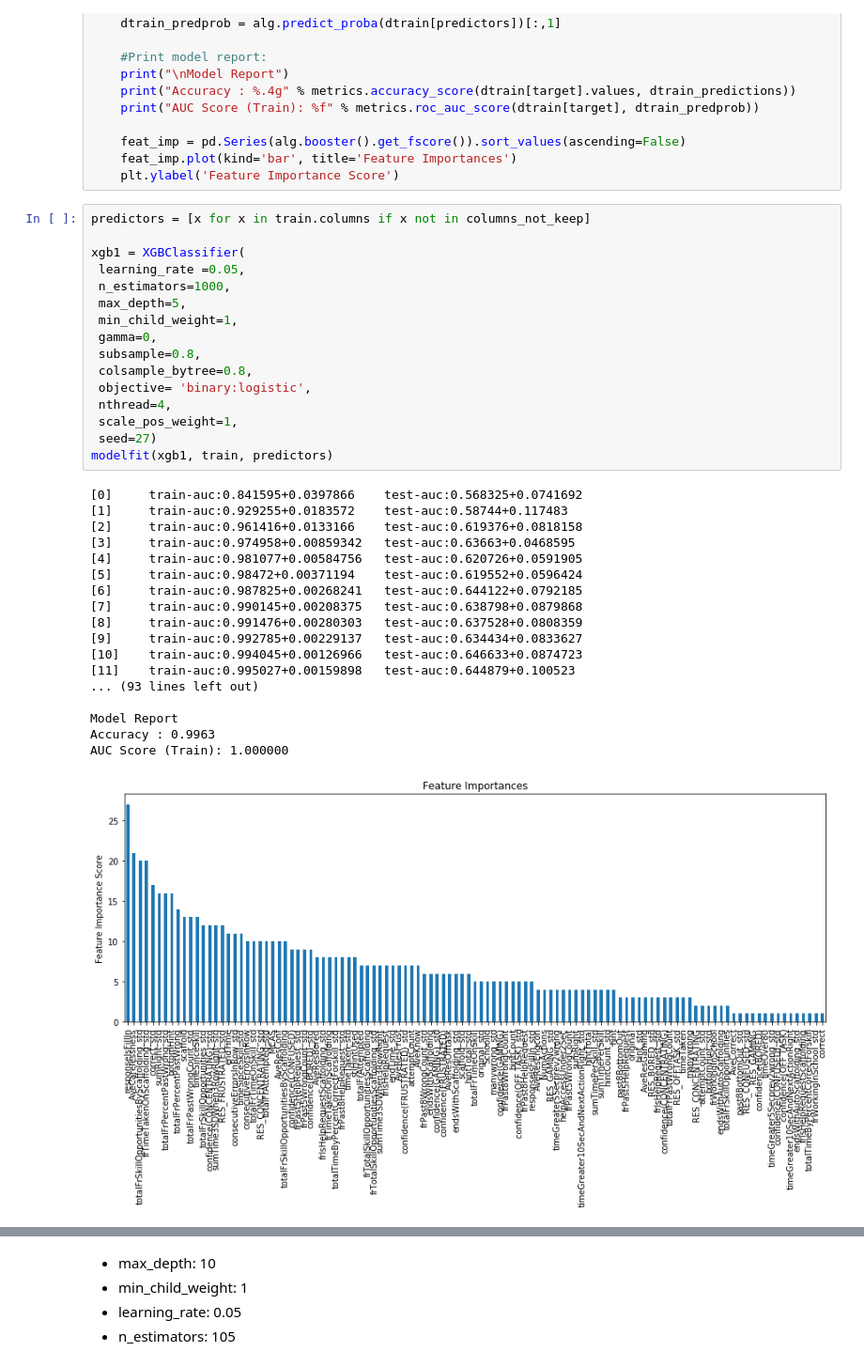
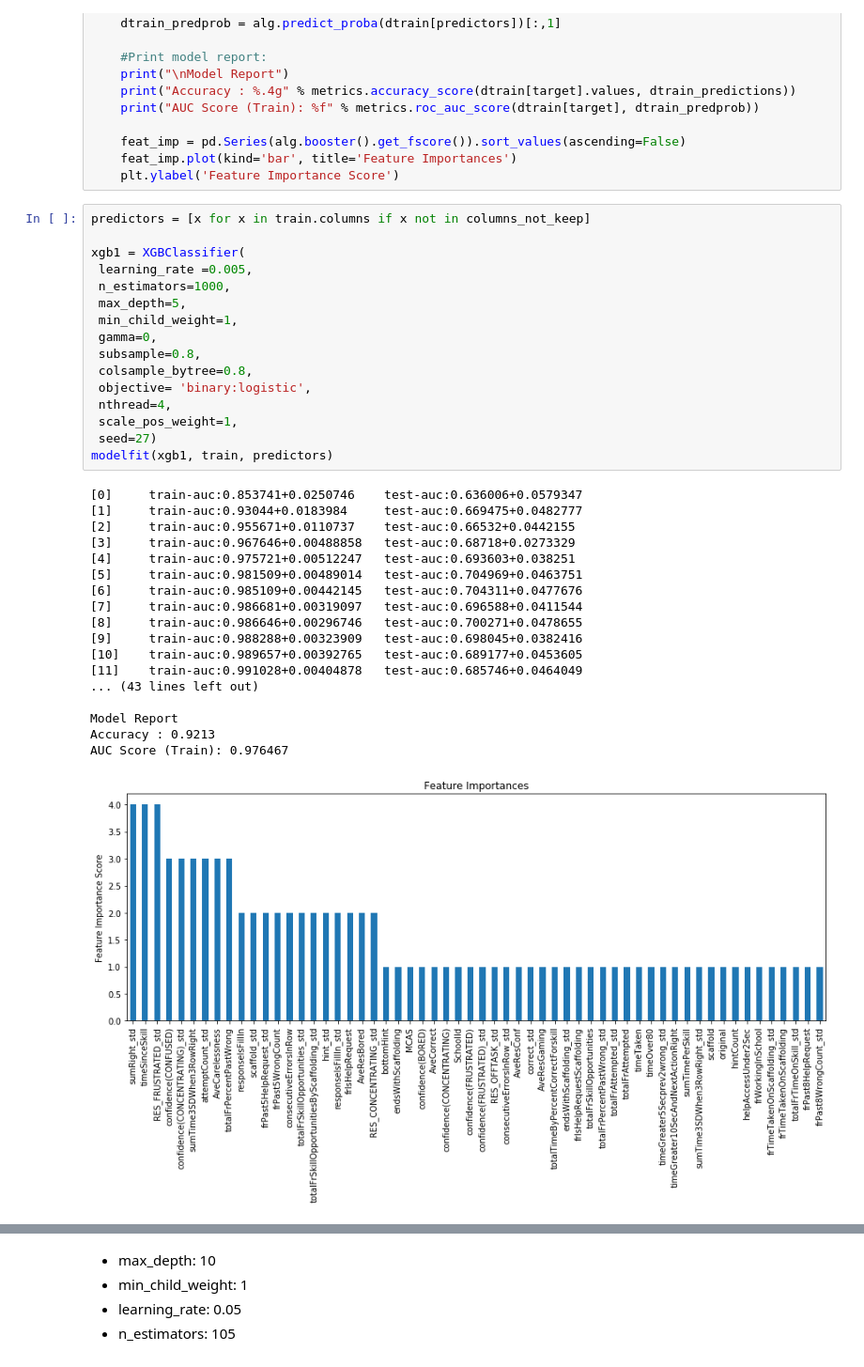
Before and after one commit to darioAnongba/ASSIStments-Competition, a Jupyter notebook: xgboost.ipynb, the cells around one changed output, grey strips where cells are left out. Shown at 94% size. Cells and saved outputs as stored; diff of their text form.

```diff
--- a/xgboost.ipynb
+++ b/xgboost.ipynb
@@ -74,38 +81,38 @@ def modelfit(alg, dtrain, predictors, useTrainCV=True, cv_folds=7, early_stoppin
 # %%
 predictors = [x for x in train.columns if x not in columns_not_keep]
 
 xgb1 = XGBClassifier(
- learning_rate =0.05,
+ learning_rate =0.005,
  n_estimators=1000,
  max_depth=5,
  min_child_weight=1,
  gamma=0,
  subsample=0.8,
  colsample_bytree=0.8,
  objective= 'binary:logistic',
  nthread=4,
  scale_pos_weight=1,
  seed=27)
 modelfit(xgb1, train, predictors)
 # %% [output]
-[0]     train-auc:0.841595+0.0397866    test-auc:0.568325+0.0741692
-[1]     train-auc:0.929255+0.0183572    test-auc:0.58744+0.117483
-[2]     train-auc:0.961416+0.0133166    test-auc:0.619376+0.0818158
-[3]     train-auc:0.974958+0.00859342   test-auc:0.63663+0.0468595
-[4]     train-auc:0.981077+0.00584756   test-auc:0.620726+0.0591905
-[5]     train-auc:0.98472+0.00371194    test-auc:0.619552+0.0596424
-[6]     train-auc:0.987825+0.00268241   test-auc:0.644122+0.0792185
-[7]     train-auc:0.990145+0.00208375   test-auc:0.638798+0.0879868
-[8]     train-auc:0.991476+0.00280303   test-auc:0.637528+0.0808359
-[9]     train-auc:0.992785+0.00229137   test-auc:0.634434+0.0833627
-[10]    train-auc:0.994045+0.00126966   test-auc:0.646633+0.0874723
-[11]    train-auc:0.995027+0.00159898   test-auc:0.644879+0.100523
-... (93 lines left out)
+[0]     train-auc:0.853741+0.0250746    test-auc:0.636006+0.0579347
+[1]     train-auc:0.93044+0.0183984     test-auc:0.669475+0.0482777
+[2]     train-auc:0.955671+0.0110737    test-auc:0.66532+0.0442155
+[3]     train-auc:0.967646+0.00488858   test-auc:0.68718+0.0273329
+[4]     train-auc:0.975721+0.00512247   test-auc:0.693603+0.038251
+[5]     train-auc:0.981509+0.00489014   test-auc:0.704969+0.0463751
+[6]     train-auc:0.985109+0.00442145   test-auc:0.704311+0.0477676
+[7]     train-auc:0.986681+0.00319097   test-auc:0.696588+0.0411544
+[8]     train-auc:0.986646+0.00296746   test-auc:0.700271+0.0478655
+[9]     train-auc:0.988288+0.00323909   test-auc:0.698045+0.0382416
+[10]    train-auc:0.989657+0.00392765   test-auc:0.689177+0.0453605
+[11]    train-auc:0.991028+0.00404878   test-auc:0.685746+0.0464049
+... (43 lines left out)
 
 Model Report
-Accuracy : 0.9963
-AUC Score (Train): 1.000000
+Accuracy : 0.9213
+AUC Score (Train): 0.976467
-[figure, old version]
+[figure, new version]
 # %%
 param_test1 = {
  'max_depth': list(range(8,15,2)),
```
Also changed, not shown: parts of 9 cells of this notebook.
